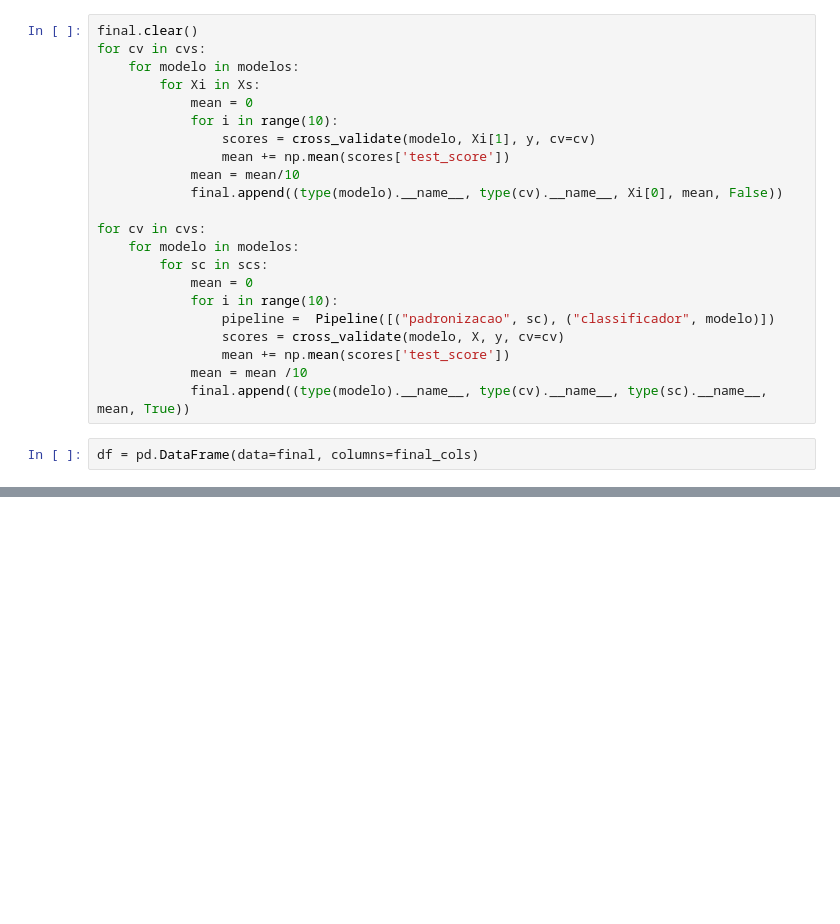
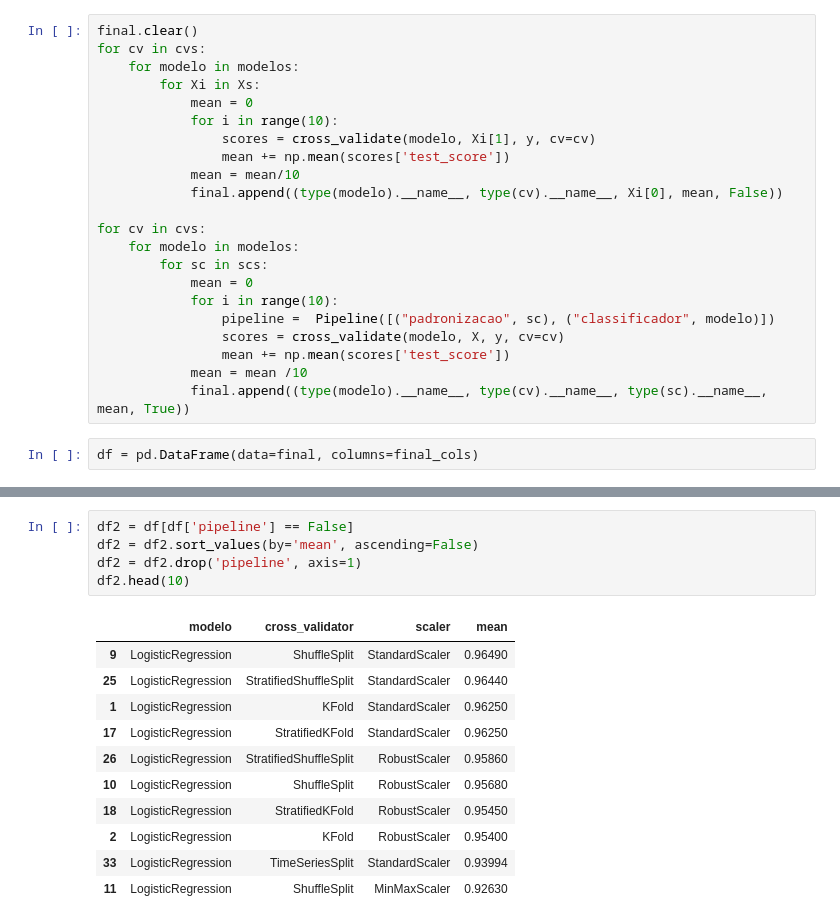
Before and after one commit to arthurclucas/ReconhecimentoPadroes, a Jupyter notebook: notebook04-avaliando_a_generalizacao_de_algoritmos.ipynb, the cells around one changed output, grey strips where cells are left out. Cells and saved outputs as stored; diff of their text form; blank space fills up the shorter version.

```diff
--- a/notebook04-avaliando_a_generalizacao_de_algoritmos.ipynb
+++ b/notebook04-avaliando_a_generalizacao_de_algoritmos.ipynb
@@ -187,0 +193,17 @@ df2.head(50)
+# %%
+df2 = df[df['pipeline'] == False]
+df2 = df2.sort_values(by='mean', ascending=False)
+df2 = df2.drop('pipeline', axis=1)
+df2.head(10)
+# %% [output]
+|  | modelo | cross_validator | scaler | mean |
+| 9 | LogisticRegression | ShuffleSplit | StandardScaler | 0.96490 |
+| 25 | LogisticRegression | StratifiedShuffleSplit | StandardScaler | 0.96440 |
+| 1 | LogisticRegression | KFold | StandardScaler | 0.96250 |
+| 17 | LogisticRegression | StratifiedKFold | StandardScaler | 0.96250 |
+| 26 | LogisticRegression | StratifiedShuffleSplit | RobustScaler | 0.95860 |
+| 10 | LogisticRegression | ShuffleSplit | RobustScaler | 0.95680 |
+| 18 | LogisticRegression | StratifiedKFold | RobustScaler | 0.95450 |
+| 2 | LogisticRegression | KFold | RobustScaler | 0.95400 |
+| 33 | LogisticRegression | TimeSeriesSplit | StandardScaler | 0.93994 |
+| 11 | LogisticRegression | ShuffleSplit | MinMaxScaler | 0.92630 |
```
Also changed, not shown: parts of 3 cells of this notebook.
